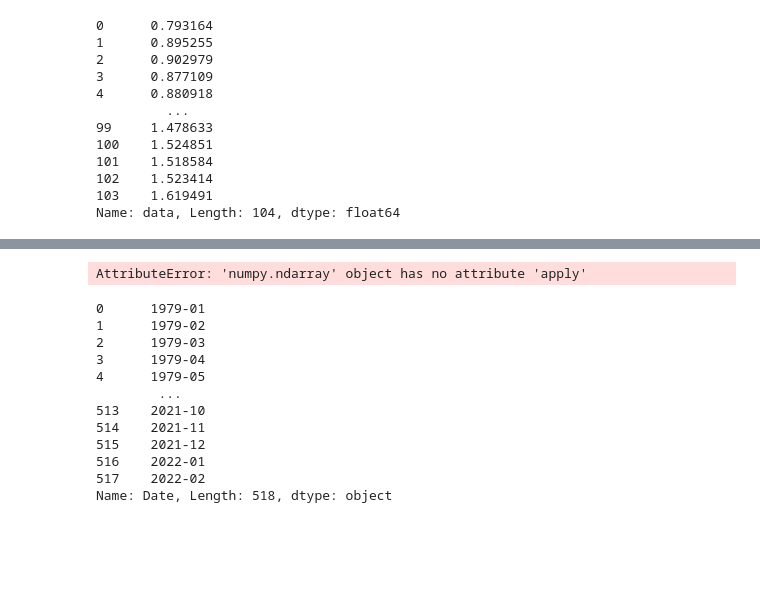
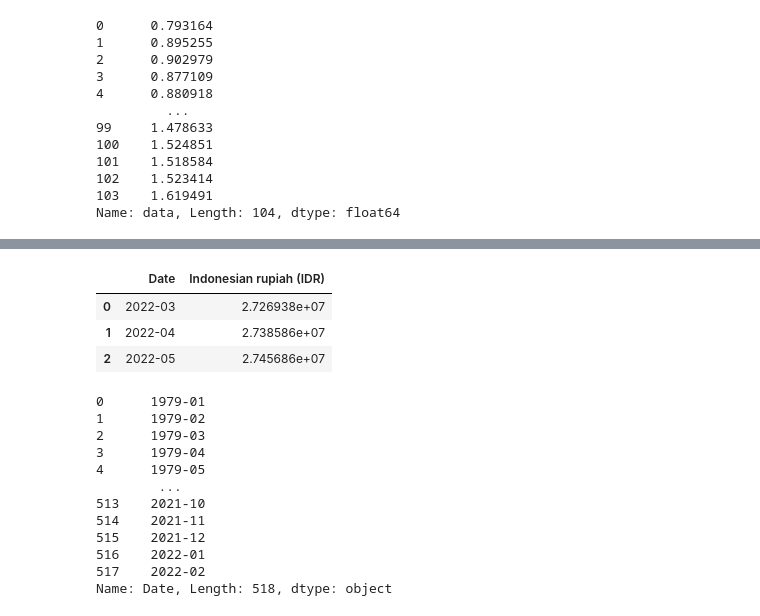
Before and after one commit to irullah/kolaborasipro, a Jupyter notebook: Gold_price.ipynb, the cells around one changed output, grey strips where cells are left out. Drawn from its saved outputs; the diff is of its cells as text; code cells hidden in the pictures; blank space fills up the shorter version.

```diff
--- a/Gold_price.ipynb
+++ b/Gold_price.ipynb
@@ -138,36 +138,40 @@ def ramal(n_pred, dataset_test, tanggal):
     tanggals = []
     preds = np.zeros(n_pred)
     for i in range(n_pred):
         if i == 0:
             fitur = fitur[:, 1:n_fit]
             y_pred=lr.predict(fitur)
             new_fit = np.array(fitur[0])
             new_fit = np.append(new_fit,y_pred)
         else:
             fitur = fiturs[i-1][1:n_fit]
             y_pred=lr.predict([fitur])
             new_fit = np.array(fitur)
             new_fit = np.append(new_fit,y_pred)
         preds[i] = y_pred
         fiturs[i,:] = new_fit
         bulan += 1
         if bulan > 12:
           tahun += 1
           bulan = 1
         tanggal = str(tahun)+"-"+f"{bulan:02d}"
         tanggals.append(tanggal)
     return preds, tanggals
 
 tanggal_terakhir = df['Date'].tail(1).values
 pred, tanggal = ramal(3,dataset_test, tanggal_terakhir)
 reshaped_data = pred.reshape(-1, 1)
 original_data = scaler.inverse_transform(reshaped_data)
 pred = original_data.flatten()
-# df_pred['Indonesian rupiah (IDR)'] = df_pred['Indonesian rupiah (IDR)']
-df_pred = pd.DataFrame({'Date': tanggal, 'Indonesian rupiah (IDR)': format(pred, '.2f') })
+df_pred = pd.DataFrame({'Date': tanggal, 'Indonesian rupiah (IDR)': pred })
+# df_pred['Indonesian rupiah (IDR)'] = df_pred['Indonesian rupiah (IDR)'].apply(lambda x: '{:.2f}'.format(x))
+
 df_pred
 # %% [output]
-AttributeError: 'numpy.ndarray' object has no attribute 'apply'
+|  | Date | Indonesian rupiah (IDR) |
+| 0 | 2022-03 | 2.726938e+07 |
+| 1 | 2022-04 | 2.738586e+07 |
+| 2 | 2022-05 | 2.745686e+07 |
 # %%
 from datetime import datetime
 
```
Also changed, not shown: parts of 2 cells of this notebook.
